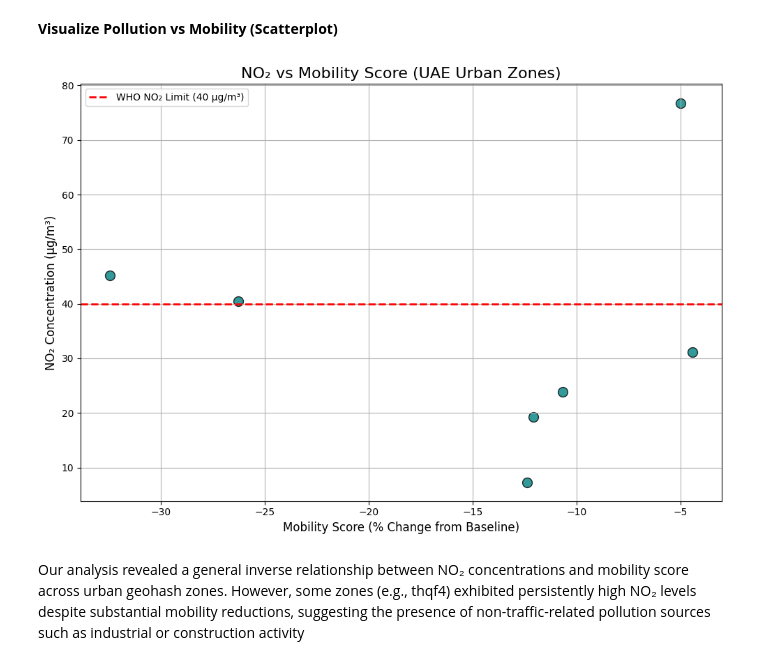
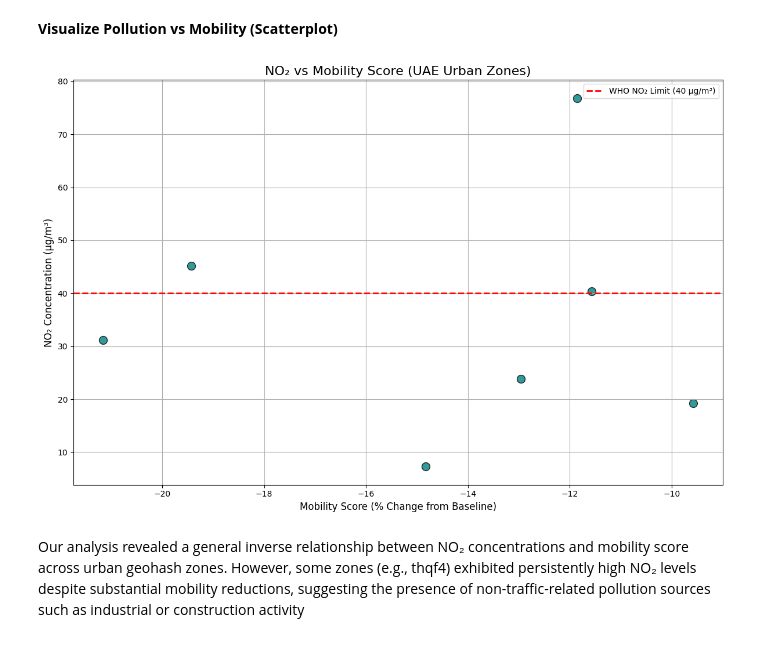
Before and after one commit to Dr-Isam-ALJAWARNEH/fds-project-geoairmob, a Jupyter notebook: GEOCODE.ipynb, the cells around one changed output. Cells and saved outputs as stored; diff of their text form; code cells hidden in the pictures.

```diff
--- a/GEOCODE.ipynb
+++ b/GEOCODE.ipynb
@@ -394,6 +394,14 @@ def get_random_coords(city):
 mobility_df[['latitude', 'longitude']] = mobility_df['city'].apply(get_random_coords)
 # %%
 import geohash2
+
+# Clean mobility data before generating geohash
+mobility_df = mobility_df.dropna(subset=[
+    'latitude', 'longitude',
+    'transit_stations_percent_change_from_baseline',
+    'workplaces_percent_change_from_baseline'
+])
+
 # Step 1: Compute geohash
 mobility_df['geohash'] = mobility_df.apply(
     lambda row: geohash2.encode(row['latitude'], row['longitude'], precision=5),
@@ -405,10 +413,13 @@ mobility_df['mobility_score'] = mobility_df[
     ['transit_stations_percent_change_from_baseline', 'workplaces_percent_change_from_baseline']
 ].mean(axis=1)
 
-# ✅ Step 3: Clean out rows with NaN mobility_score or geohash
+# Step 3: Clean out rows with NaN mobility_score or geohash
 mobility_df = mobility_df.dropna(subset=['mobility_score', 'geohash'])
 
-# Step 4: Group by geohash
+# Step 4: sort for reproducibility
+mobility_df = mobility_df.sort_values(by=['geohash'])
+
+# Step 5: Group by geohash
 mobility_summary = mobility_df.groupby('geohash')['mobility_score'].mean().reset_index()
 # %%
 # Count unique geohash zones in mobility dataset
@@ -440,4 +451,7 @@ print(" Sample mobility geohash zones:", mobility_summary['geohash'].unique()[:2
 # %%
+#Drop NaNs from pollution important columns
+pollution_summary = pollution_summary.dropna(subset=['no2'])
+
 # Convert to lowercase to ensure consistency
 pollution_summary['geohash'] = pollution_summary['geohash'].str.lower()
 mobility_summary['geohash'] = mobility_summary['geohash'].str.lower()
@@ -564,33 +584,33 @@ thqf4 is a critical hotspot — both highest NO₂ and high mobility change.
 # %%
 import matplotlib.pyplot as plt
 
 # Filter out missing values manually
 filtered = joined_table.where('no2', are.not_equal_to(float('nan')))
 filtered = filtered.where('mobility_score', are.not_equal_to(float('nan')))
 
 # Extract columns as arrays
 x = filtered.column('mobility_score')
 y = filtered.column('no2')
 
 # Plot
-plt.figure(figsize=(10, 7))
+plt.figure(figsize=(12, 8))
 plt.scatter(x, y, color='teal', edgecolor='black', s=100, alpha=0.8)
 
 # Add WHO guideline line
 plt.axhline(40, color='red', linestyle='--', linewidth=2, label='WHO NO₂ Limit (40 µg/m³)')
 
 # Labels and title
 plt.title("NO₂ vs Mobility Score (UAE Urban Zones)", fontsize=16)
 plt.xlabel("Mobility Score (% Change from Baseline)", fontsize=12)
 plt.ylabel("NO₂ Concentration (µg/m³)", fontsize=12)
 
 # Legend and formatting
 plt.legend(fontsize=10)
 plt.grid(True)
 plt.tight_layout()
 plt.show()
 # %% [output]
-[figure, old version]
+[figure, new version]
 # %% [markdown]
 Our analysis revealed a general inverse relationship between NO₂ concentrations and mobility score across urban geohash zones. However, some zones (e.g., thqf4) exhibited persistently high NO₂ levels despite substantial mobility reductions, suggesting the presence of non-traffic-related pollution sources such as industrial or construction activity
 # %% [markdown]
```
Also changed, not shown: parts of 70 cells of this notebook.
